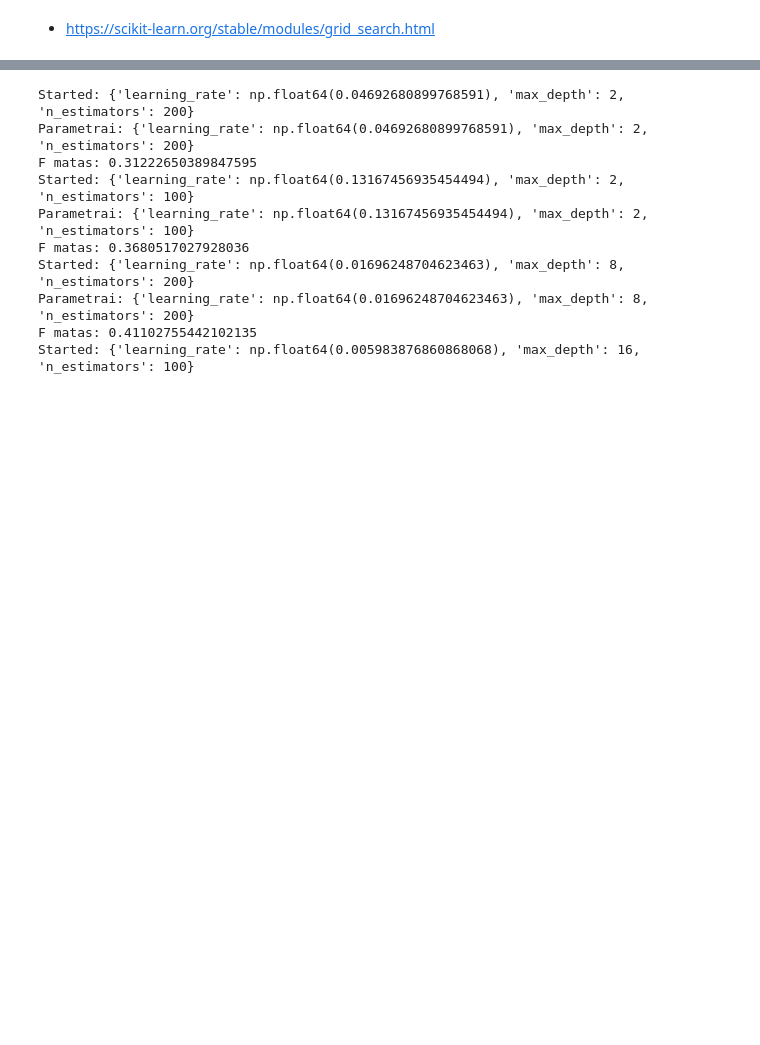
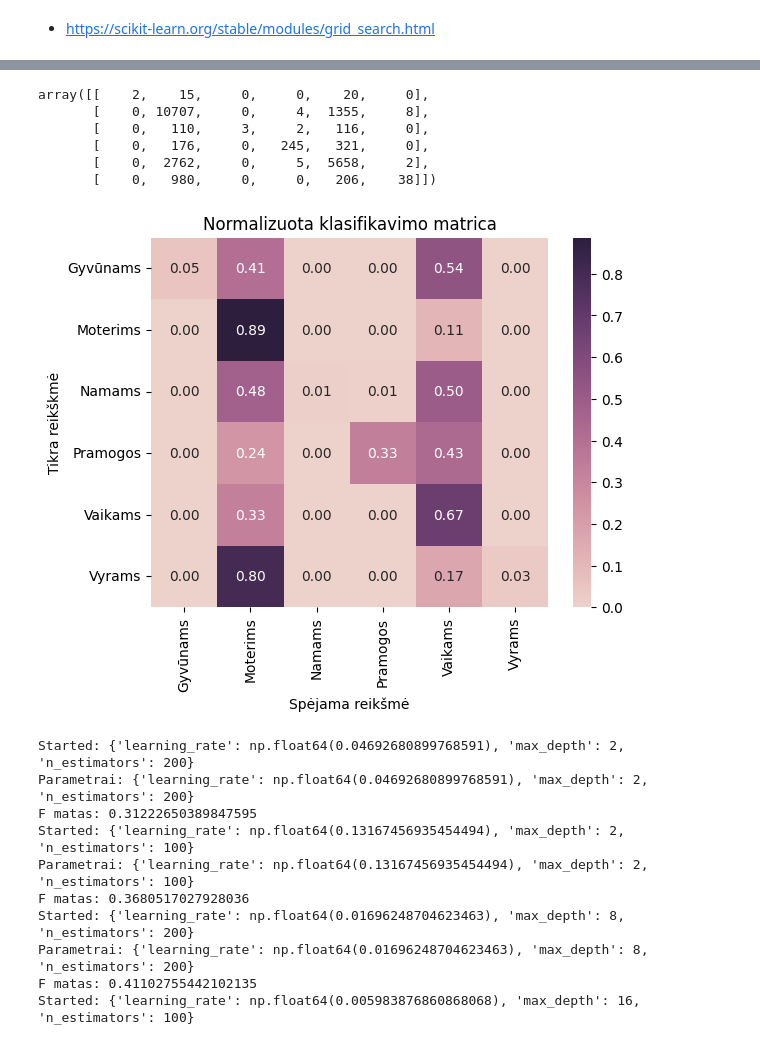
Before and after one commit to Friebay/Vinted_classification_NLP, a Jupyter notebook: modelis.ipynb, the cells around one changed output, grey strips where cells are left out. Cells and saved outputs as stored; diff of their text form; code cells hidden in the pictures; blank space fills up the shorter version.

```diff
--- a/modelis.ipynb
+++ b/modelis.ipynb
@@ -55,3 +81,35 @@ plt.bar(estimator_strings, f_scores)
+# %%
+confusion_matrix(y_test, y_pred)
+# %% [output]
+array([[    2,    15,     0,     0,    20,     0],
+       [    0, 10707,     0,     4,  1355,     8],
+       [    0,   110,     3,     2,   116,     0],
+       [    0,   176,     0,   245,   321,     0],
+       [    0,  2762,     0,     5,  5658,     2],
+       [    0,   980,     0,     0,   206,    38]])
+# %%
+plt.style.use('default')
+
+conf_mat = confusion_matrix(y_test, y_pred).astype(float)
+conf_mat /= conf_mat.sum(axis=1, keepdims=True)
+
+labels = ["Gyvūnams", "Moterims", "Namams", "Pramogos", "Vaikams", "Vyrams"]
+
+sns.heatmap(
+    conf_mat,
+    annot=True,
+    fmt='.2f',
+    cmap=sns.cubehelix_palette(as_cmap=True),
+    xticklabels=labels,
+    yticklabels=labels,
+)
+plt.xlabel("Spėjama reikšmė")
+plt.ylabel("Tikra reikškmė")
+plt.title("Normalizuota klasifikavimo matrica")
+plt.savefig("randomized_forest_conf_mat.svg", format="svg", bbox_inches="tight")
+plt.show()
+# %% [output]
+[figure, added]
 # %%
 param_dist = {
     'learning_rate': scipy.stats.expon(scale=.1),
```
Also changed, not shown: parts of 3 cells of this notebook, 6 other files.
